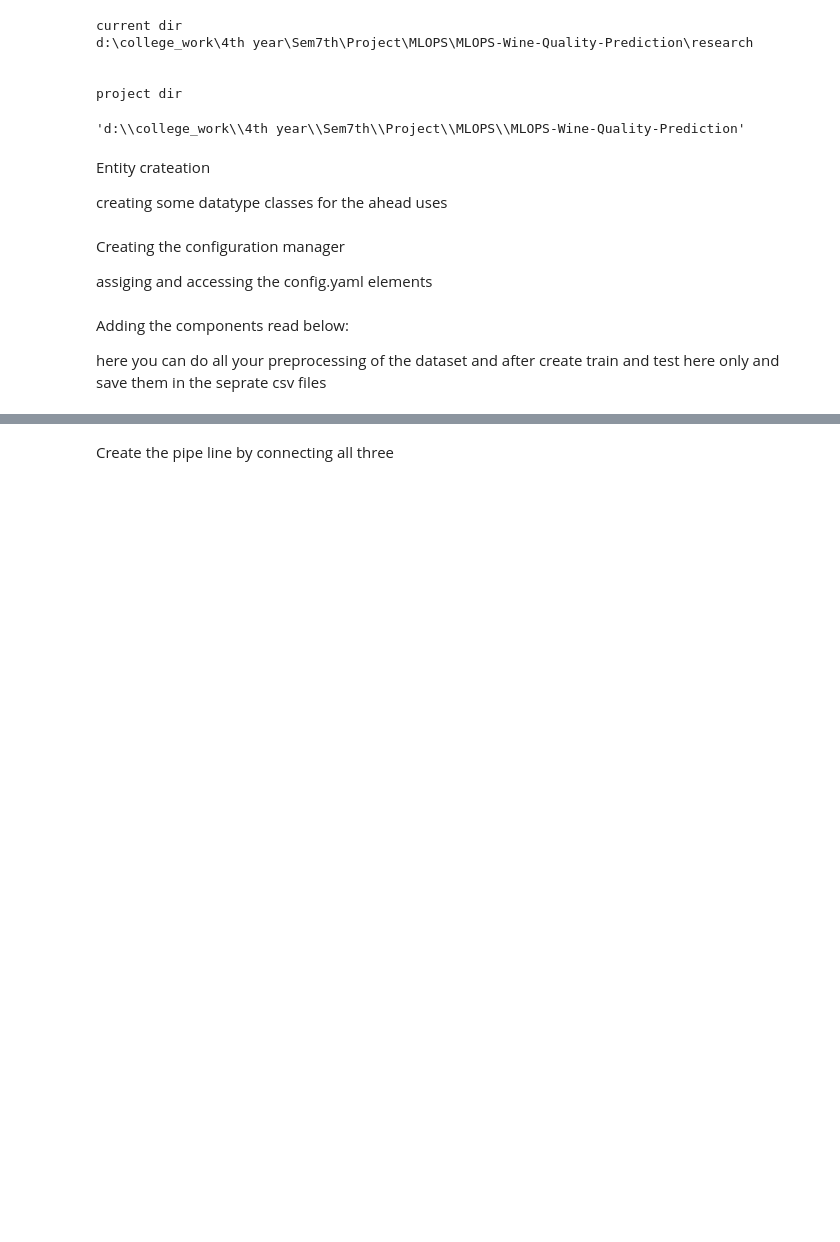
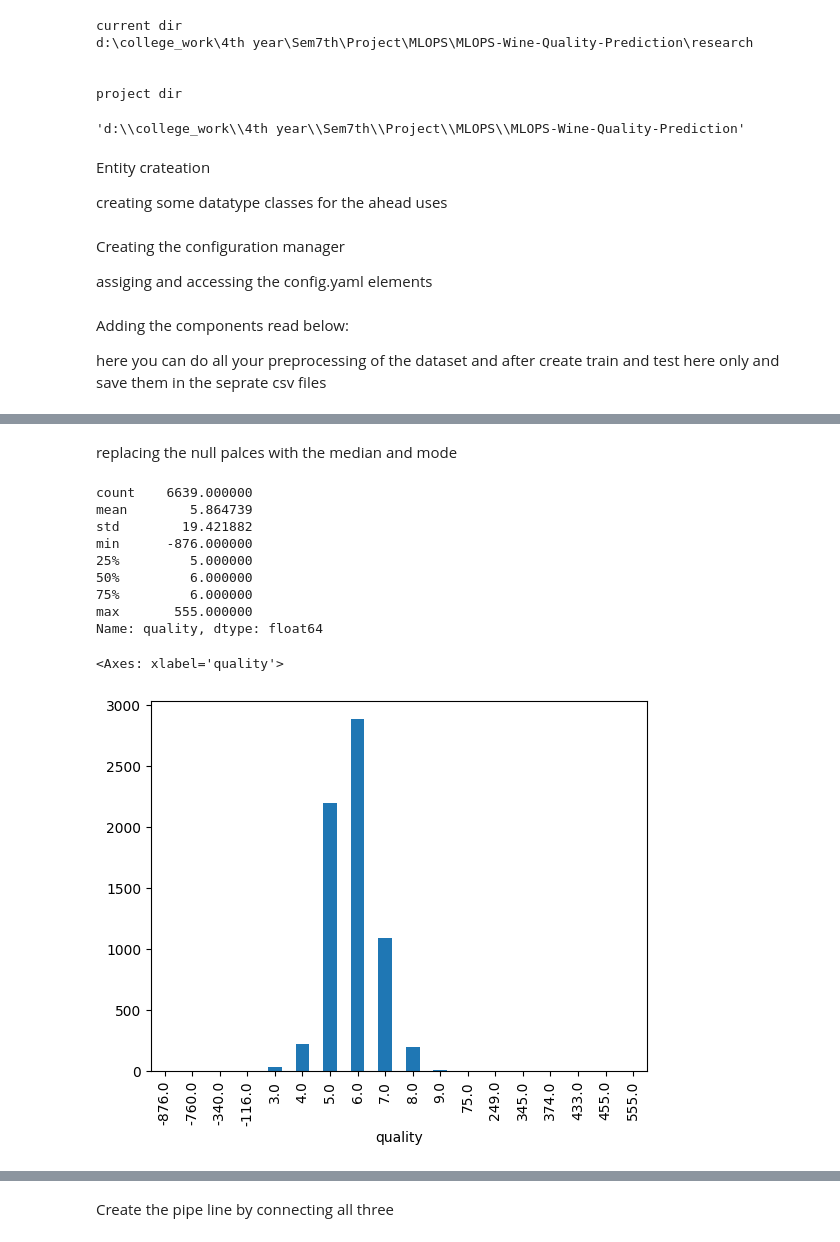
Before and after one commit to ukantjadia/MLOPS-Wine-Quality-Prediction, a Jupyter notebook: research/03_data_transfomation.ipynb, the cells around one changed output, grey strips where cells are left out. Drawn from its saved outputs; the diff is of its cells as text; code cells hidden in the pictures; blank space fills up the shorter version.

Commit message:
data transformation stage done

```diff
--- a/research/03_data_transfomation.ipynb
+++ b/research/03_data_transfomation.ipynb
@@ -94,0 +101,3 @@ class DataTransformation:
+# %%
+pd.option_context('mode.use_inf_as_na', True)
+df = pd.read_csv("../artifacts/data_ingestion/wine-quality.csv")
@@ -94,0 +152,17 @@ class DataTransformation:
+# %% [markdown]
+replacing the null palces with the median and mode
+# %%
+print(df['quality'].describe())
+df.groupby('quality').size().plot(kind='bar')
+# %% [output]
+count    6639.000000
+mean        5.864739
+std        19.421882
+min      -876.000000
+25%         5.000000
+50%         6.000000
+75%         6.000000
+max       555.000000
+Name: quality, dtype: float64
+<Axes: xlabel='quality'>
+[figure, added]
```
Also changed, not shown: parts of 42 cells of this notebook, 11 other files.
